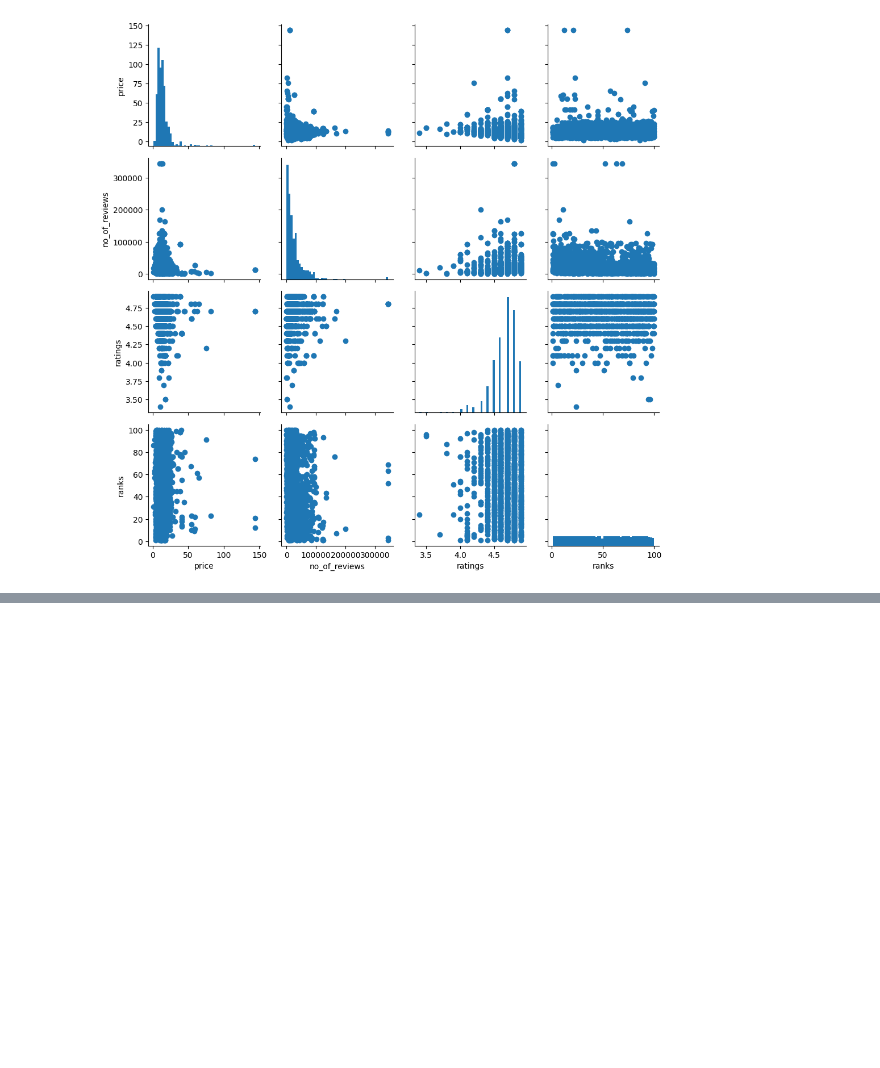
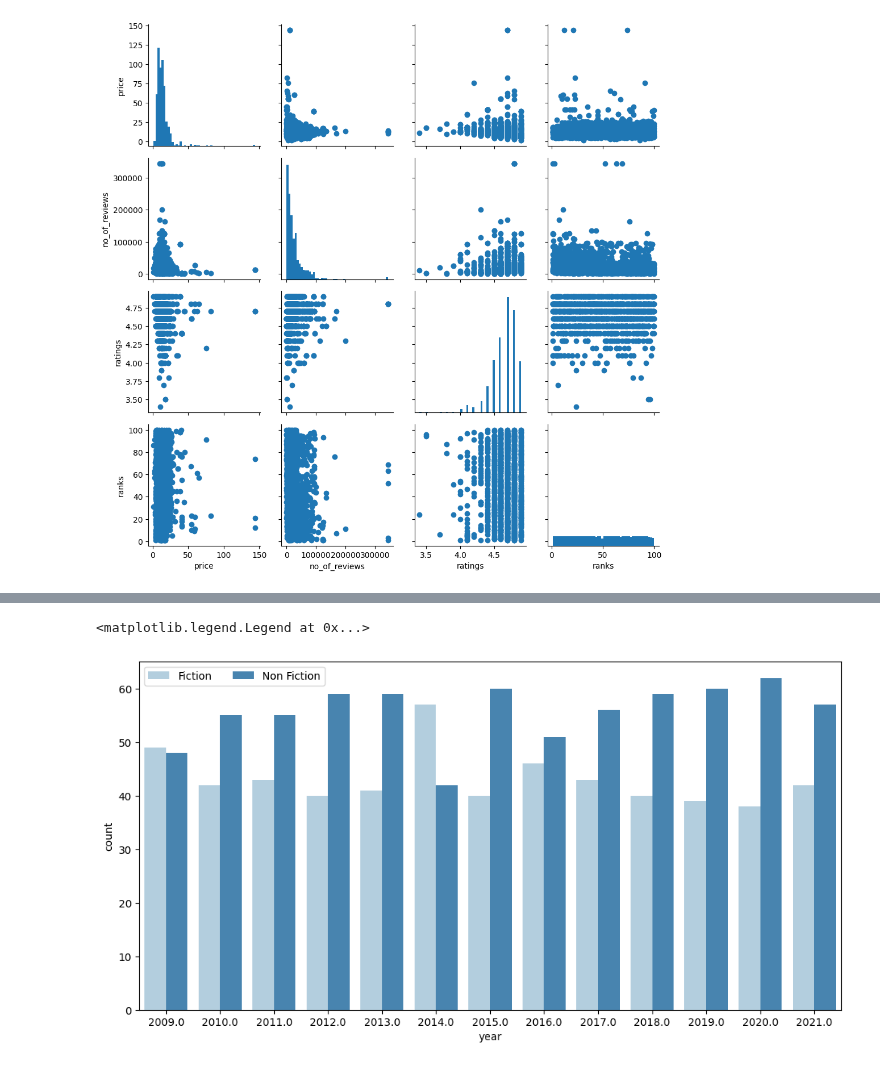
Before and after one commit to latifkara/dataScienceProjects, a Jupyter notebook: TopBookList/BookList.ipynb, the cells around one changed output, grey strips where cells are left out. Drawn from its saved outputs; the diff is of its cells as text; code cells hidden in the pictures; blank space fills up the shorter version.

```diff
--- a/TopBookList/BookList.ipynb
+++ b/TopBookList/BookList.ipynb
@@ -346,0 +381,8 @@ g.map_offdiag(plt.scatter)
+# %%
+plt.figure(figsize=(12, 6))
+sns.countplot(data=books_df, x='year', hue='genre', palette='Blues')
+plt.legend(ncol=1)
+plt.legend(loc =2 , ncol =5)
+# %% [output]
+<matplotlib.legend.Legend at 0x...>
+[figure, added]
```
Also changed, not shown: parts of 9 cells of this notebook.
